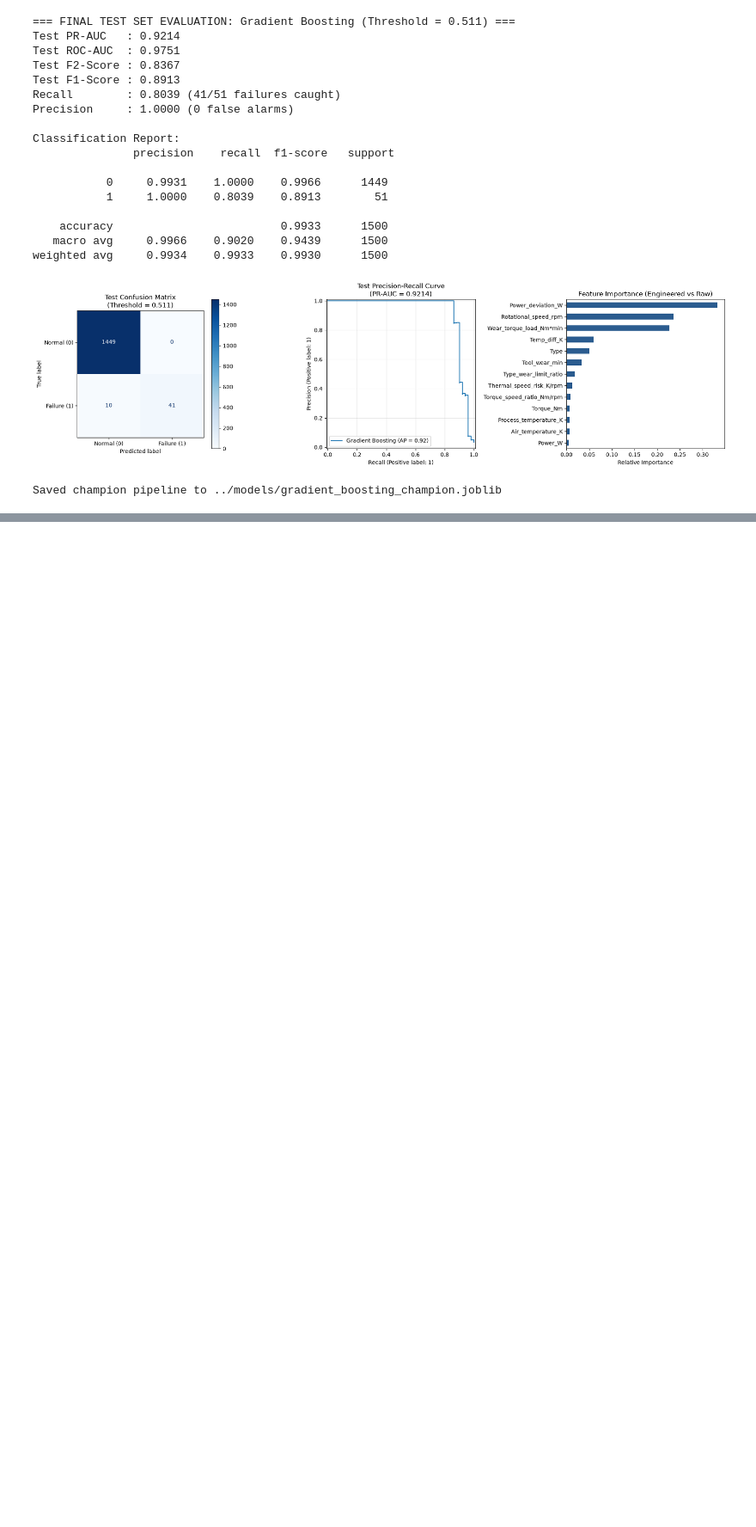
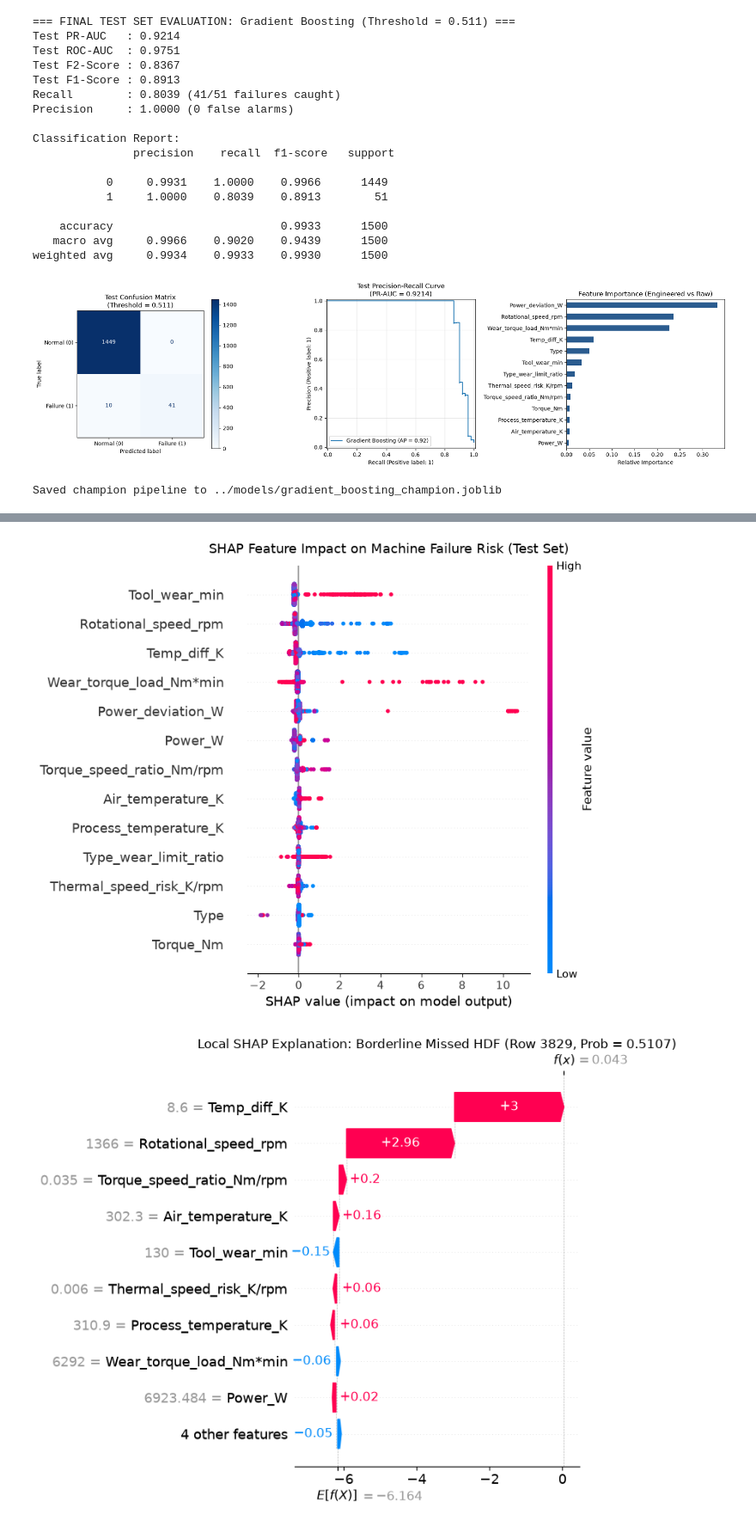
Before and after one commit to harshithkatta04-blip/predictive-maintenance-risk-modeling, a Jupyter notebook: notebooks/Predictive_Maintenance.ipynb, the cells around one changed output, grey strips where cells are left out. Shown at 86% size. Cells and saved outputs as stored; diff of their text form; code cells hidden in the pictures; blank space fills up the shorter version.

Commit message:
feat(phase-3): add error analysis, SHAP explainability, inference script, and README

```diff
--- a/notebooks/Predictive_Maintenance.ipynb
+++ b/notebooks/Predictive_Maintenance.ipynb
@@ -853,0 +946,35 @@ Saved champion pipeline to ../models/gradient_boosting_champion.joblib
+# %%
+import warnings
+import numpy as np
+import shap
+import matplotlib.pyplot as plt
+
+# 1. Extract preprocessed test features and fitted Gradient Boosting classifier
+X_test_transformed = champion_model.named_steps["prep"].transform(X_test_clean)
+gb_estimator = champion_model.named_steps["clf"]
+
+# 2. Compute exact TreeSHAP values
+explainer = shap.TreeExplainer(gb_estimator)
+shap_values = explainer(X_test_transformed)
+
+# 3. Global SHAP Beeswarm Summary Plot (with explicit RNG to silence FutureWarning)
+plt.figure(figsize=(10, 6))
+with warnings.catch_warnings():
+    warnings.simplefilter("ignore", FutureWarning)
+    shap.summary_plot(shap_values, X_test_transformed, rng=np.random.default_rng(RANDOM_SEED), show=False)
+plt.title("SHAP Feature Impact on Machine Failure Risk (Test Set)", fontsize=13, pad=12)
+plt.tight_layout()
+plt.savefig("../reports/shap_summary_beeswarm.png", dpi=300, bbox_inches="tight")
+plt.show()
+
+# 4. Local Waterfall Plot for Borderline Missed HDF Case (Index 3829)
+borderline_pos = X_test_clean.index.get_loc(3829)
+plt.figure(figsize=(10, 5))
+shap.plots.waterfall(shap_values[borderline_pos], max_display=10, show=False)
+plt.title("Local SHAP Explanation: Borderline Missed HDF (Row 3829, Prob = 0.5107)", fontsize=12)
+plt.tight_layout()
+plt.savefig("../reports/shap_waterfall_row3829.png", dpi=300, bbox_inches="tight")
+plt.show()
+# %% [output]
+[figure, added]
+[figure, added]
```
Also changed, not shown: parts of 4 cells of this notebook, 5 other files.
